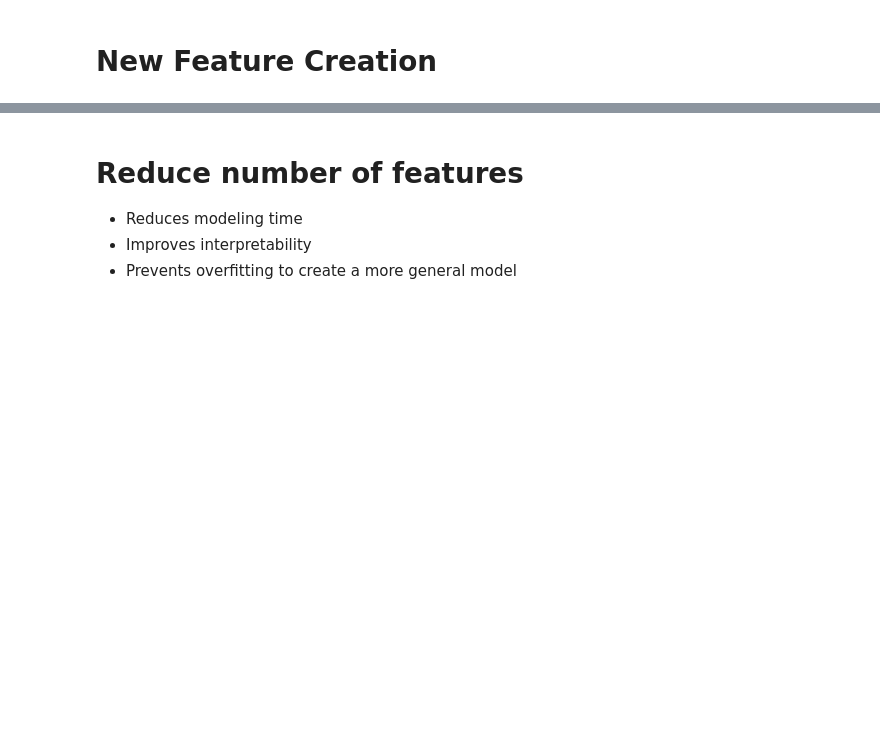
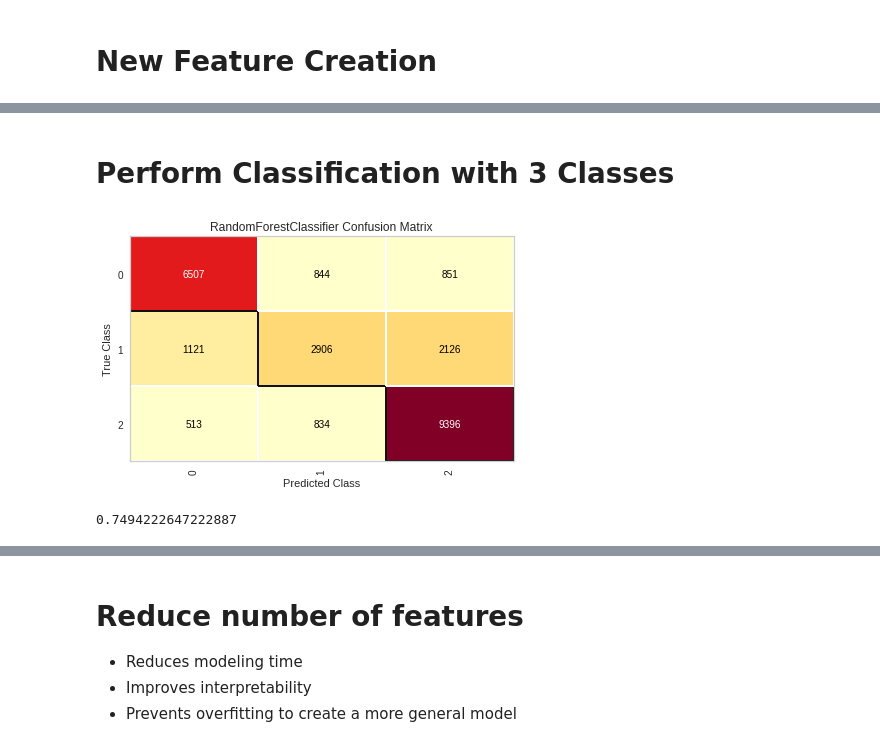
Before and after one commit to georgetown-analytics/student-outcomes, a Jupyter notebook: notebooks/feature_engineering_1.ipynb, the cells around one changed output, grey strips where cells are left out. Cells and saved outputs as stored; diff of their text form; code cells hidden in the pictures; blank space fills up the shorter version.

```diff
--- a/notebooks/feature_engineering_1.ipynb
+++ b/notebooks/feature_engineering_1.ipynb
@@ -255,0 +187,30 @@ viz_lasso.fig.savefig("../figures/feature_importance_lasso_datasetB.png")
+# %% [markdown]
+# Perform Classification with 3 Classes
+# %%
+from sklearn.ensemble import RandomForestClassifier
+from yellowbrick.classifier import ConfusionMatrix
+
+pipe = Pipeline(
+    steps=[
+        ("onehot", OneHotEncoder(drop_last=True, variables=Xtrain.select_dtypes(include='category').columns.tolist())),
+        (
+            "rf",
+            RandomForestClassifier(
+                n_jobs=2,
+                max_features=55,
+                n_estimators=500,
+                max_depth=90,
+                random_state=42,
+            ),
+        ),
+    ]
+)
+conf = ConfusionMatrix(pipe,classes=(0,1,2))
+conf.fit(Xtrain,ytrain_binned)
+
+conf.score(Xtest,ytest_binned)
+conf.show()
+print(conf.score_)
+# %% [output]
+[figure, added]
+0.7494222647222887
```
Also changed, not shown: parts of 53 cells of this notebook, 2 other files.
